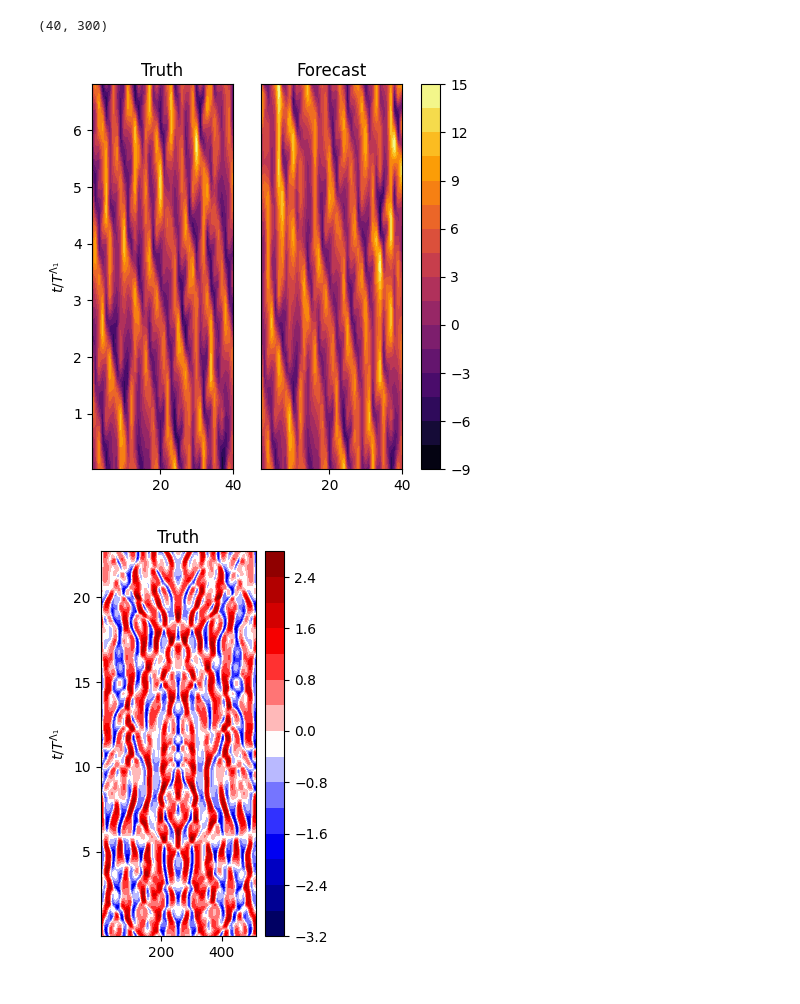
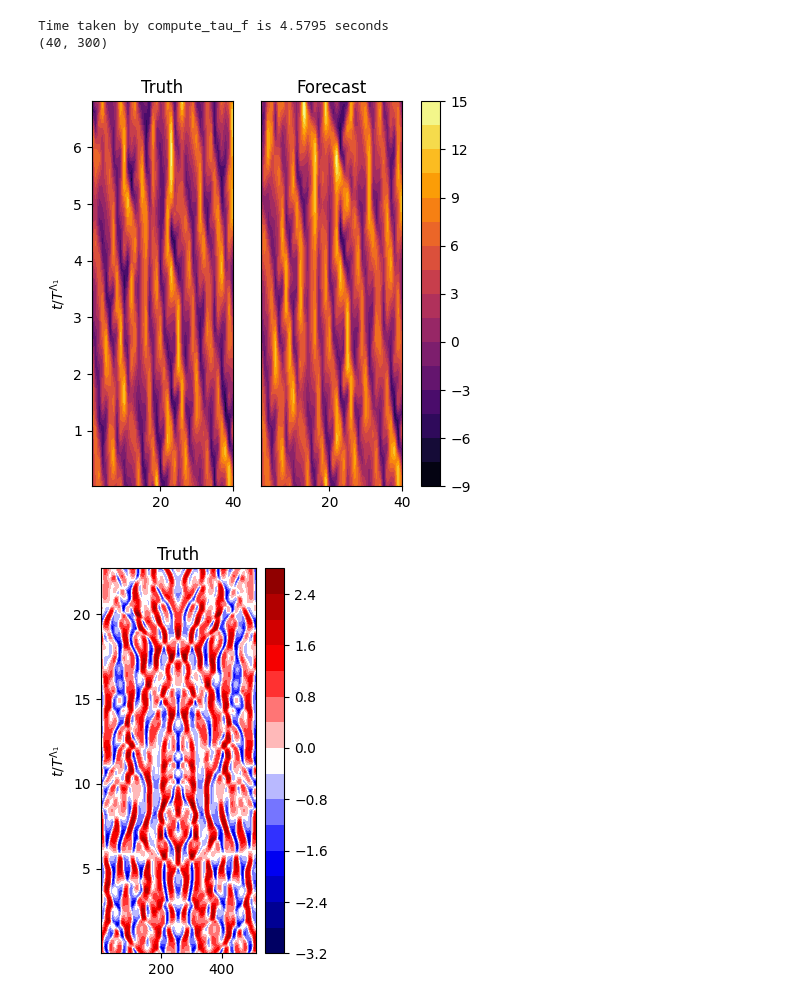
Before and after one commit to pinakm9/deeprf, a Jupyter notebook: notebooks/waterfall-L96.ipynb, the cells around one changed output. Drawn from its saved outputs; the diff is of its cells as text; code cells hidden in the pictures.

```diff
--- a/notebooks/waterfall-L96.ipynb
+++ b/notebooks/waterfall-L96.ipynb
@@ -61,11 +61,14 @@ test_index = int(data['test_index'].to_numpy()[best_index])
 train = Uo[:, train_index: train_index + training_points]
 drf.learn(train, model_seed)
 # %%
-trajectory = Vo[test_index, :, :300]
+tau = drf.compute_tau_f(Vo[:500, :, :300], **tau_f_kwargs)
+index = np.argmax(tau[0])
+trajectory = Vo[index, :, :300]
 waterfall(trajectory, filename='L96-waterfall', drf=drf, cmap='inferno', levels=20, **tau_f_kwargs)
 # %% [output]
+Time taken by compute_tau_f is 4.5795 seconds
 (40, 300)
-[figure, old version]
+[figure, new version]
 # %%
 # Waterfall for best L96 model
 L0, L1 = 0.4, 3.5
```
Also changed, not shown: 2 other files.
